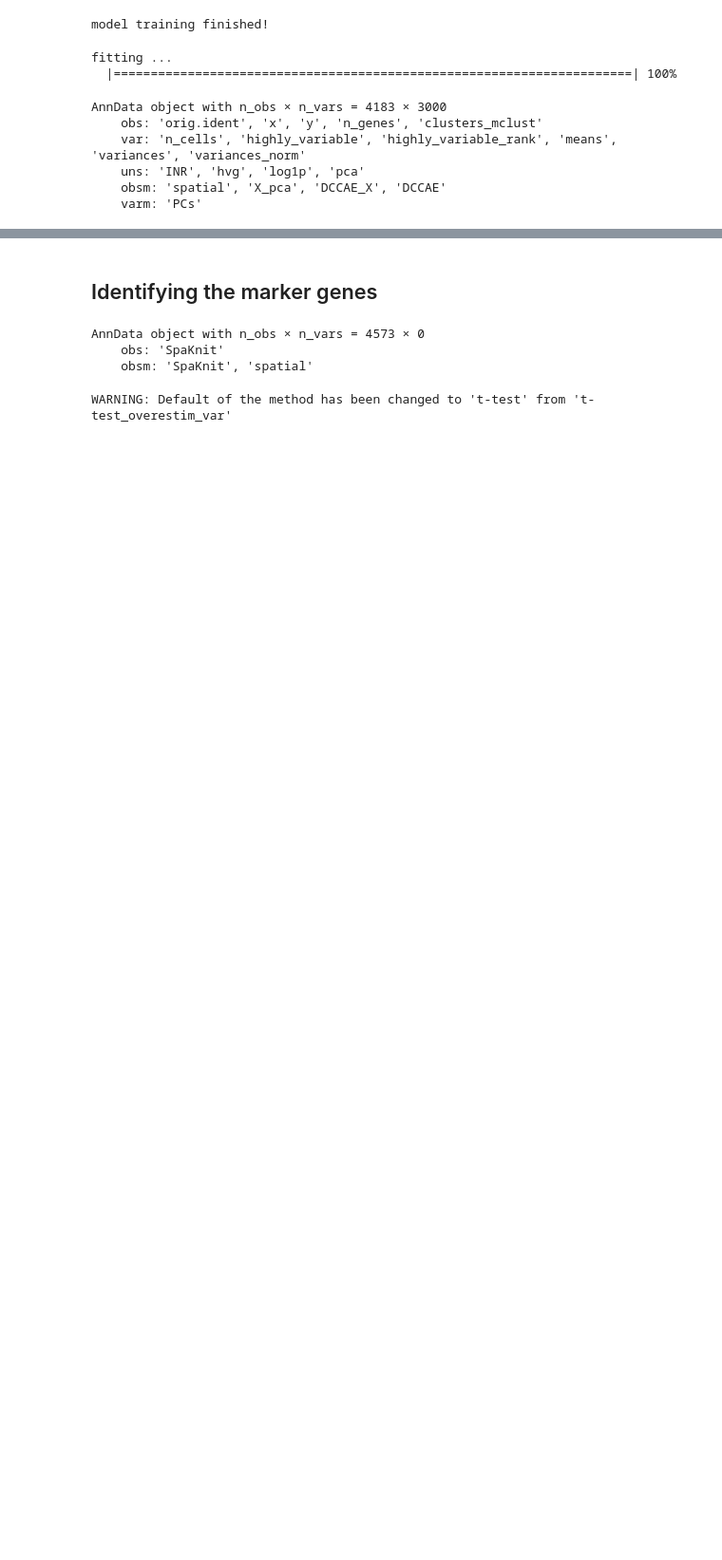
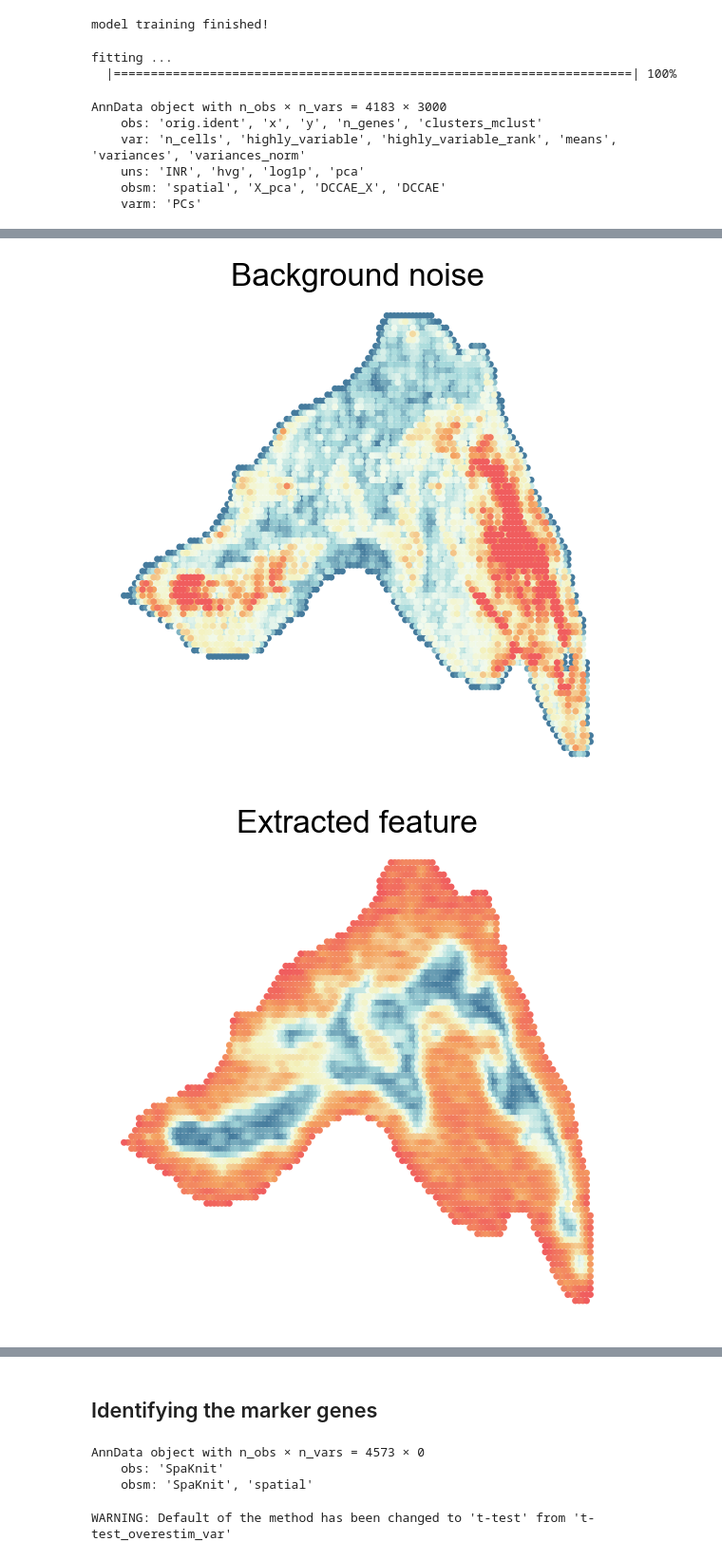
Before and after one commit to XJTU-MingxuanLi/SpaKnit-tutorial, a Jupyter notebook: docs/source/Tutorial_5_Mouse_Thymus.ipynb, the cells around one changed output, grey strips where cells are left out. Shown: that part at 95% size. Saved outputs shown, nothing was run; the diff lists cells and outputs as text; code cells hidden in the pictures; blank space fills up the shorter version.

```diff
--- a/docs/source/Tutorial_5_Mouse_Thymus.ipynb
+++ b/docs/source/Tutorial_5_Mouse_Thymus.ipynb
@@ -86,0 +178,44 @@ adata_modality_1.obsm['spatial'] = rotated_coordinates
+# %%
+## Visualization of "Background noise"
+adata_modality_1 = sc.read_h5ad("D:/study/learning/spatial_transcriptome/papers/spatial_multi_omics-main/data/Mouse_Thymus_1/adata_RNA.h5ad")
+adata_modality_1.obs['background'] = np.sum(adata_modality_1.X.toarray(), axis=1).ravel()
+adata_modality_1.obs['background'] = replace_extreme_values(adata_modality_1.obs['background'], n=0.05)
+plt.rcParams['font.size'] = 20
+plt.rcParams['font.sans-serif'] = 'Arial'
+fig,ax = plt.subplots(nrows=1, ncols=1, figsize=(6, 6))
+colors = ["#457b9d","#a8dadc", "#f1faee", "#f4f1bb", "#f4a261", "#f05d5e"]
+from matplotlib.colors import LinearSegmentedColormap
+cmap = LinearSegmentedColormap.from_list("my_cmap", colors)
+sc.pl.embedding(adata_modality_1, basis="spatial", color='background', ax=ax, show=False, cmap=cmap, colorbar_loc=None, s=100)
+ax.set_xlabel('')
+ax.set_ylabel('')
+ax.set_title(f'Background noise')
+ax.invert_yaxis()
+for spine in ax.spines.values():
+    spine.set_visible(False)
+plt.tight_layout()
+
+
+## ## Visualization of extracted feature
+adata_analysis = sc.read_h5ad("D:/study/learning/spatial_transcriptome/papers/spatial_multi_omics-main/Results/Mouse_Thymus_Replicate1.h5ad")
+componts_num = 0
+adata_analysis.obs[f'feat_{componts_num}'] = adata_analysis.obsm["SpaKnit"][:, 0]
+adata_analysis.obs[f'feat_{componts_num}'] = replace_extreme_values(adata_analysis.obs[f'feat_{componts_num}'], n=0.005)
+
+plt.rcParams['font.size'] = 20
+plt.rcParams['font.sans-serif'] = 'Arial'
+fig,ax = plt.subplots(nrows=1, ncols=1, figsize=(6, 6))
+colors = ["#457b9d","#a8dadc", "#f1faee", "#f4f1bb", "#f4a261", "#f05d5e"]
+from matplotlib.colors import LinearSegmentedColormap
+cmap = LinearSegmentedColormap.from_list("my_cmap", colors)
+sc.pl.embedding(adata_analysis, basis="spatial", color=f'feat_{componts_num}', ax=ax, show=False, cmap=cmap, colorbar_loc=None, s=100)
+ax.set_xlabel('')
+ax.set_ylabel('')
+ax.set_title(f'Extracted feature')
+ax.invert_yaxis()
+for spine in ax.spines.values():
+    spine.set_visible(False)
+plt.tight_layout()
+# %% [output]
+[figure, added]
+[figure, added]
```
Also changed, not shown: parts of 15 cells of this notebook.
